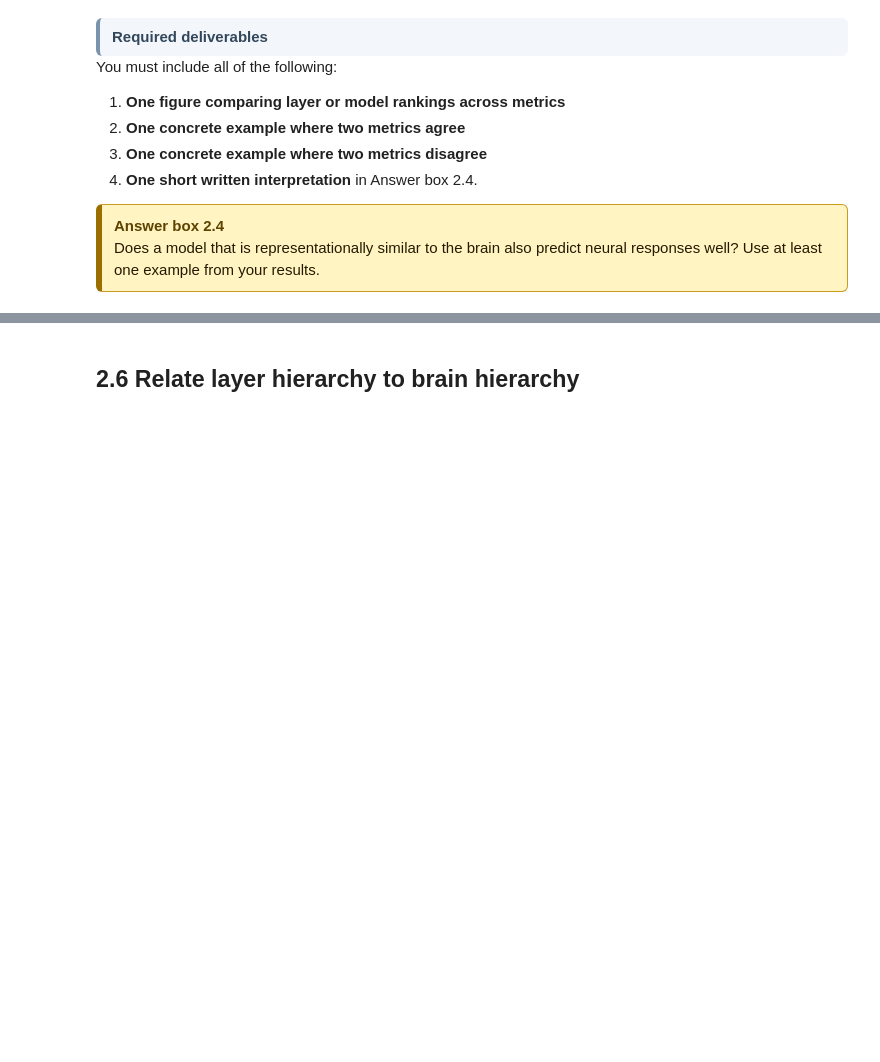
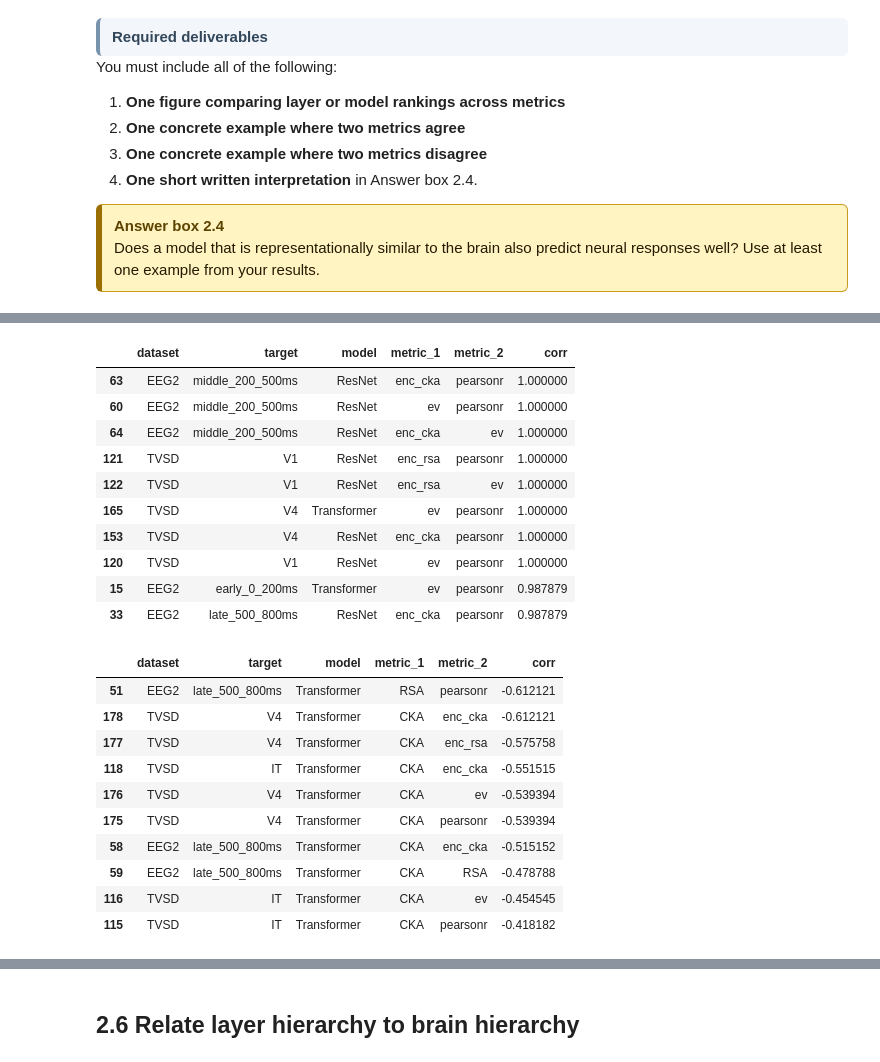
Before and after one commit to martiiiina/NX-414, a Jupyter notebook: project/nx414_project_2026 (3).ipynb, the cells around one changed output, grey strips where cells are left out. Cells and saved outputs as stored; diff of their text form; code cells hidden in the pictures; blank space fills up the shorter version.

```diff
--- a/project/nx414_project_2026 (3).ipynb
+++ b/project/nx414_project_2026 (3).ipynb
@@ -3520,0 +3431,65 @@ plt.tight_layout();  plt.show()
+# %%
+metrics = ["pearsonr", "ev", "enc_rsa", "enc_cka", "RSA", "CKA"]
+metrics = [m for m in metrics if m in merged.columns]
+
+corr_examples = []
+
+for (ds, tgt, model), sub in merged.groupby(["dataset", "target", "model"]):
+
+    layer_scores = sub.set_index("layer")[metrics]
+
+    # ranking (più alto = migliore)
+    ranks = layer_scores.rank(ascending=False)
+
+    # correlazione tra metriche
+    corr = ranks.corr(method="spearman")
+
+    for m1 in metrics:
+        for m2 in metrics:
+            if m1 >= m2:
+                continue
+
+            corr_examples.append({
+                "dataset": ds,
+                "target": tgt,
+                "model": model,
+                "metric_1": m1,
+                "metric_2": m2,
+                "corr": corr.loc[m1, m2]
+            })
+
+corr_examples = pd.DataFrame(corr_examples)
+# %%
+AGREE_THR = 0.6
+DISAGREE_THR = 0.2
+
+agree_examples = corr_examples[corr_examples["corr"] > AGREE_THR]
+
+display(agree_examples.sort_values("corr", ascending=False).head(10))
+
+disagree_examples = corr_examples[corr_examples["corr"] < DISAGREE_THR]
+
+display(disagree_examples.sort_values("corr").head(10))
+# %% [output]
+|  | dataset | target | model | metric_1 | metric_2 | corr |
+| 63 | EEG2 | middle_200_500ms | ResNet | enc_cka | pearsonr | 1.000000 |
+| 60 | EEG2 | middle_200_500ms | ResNet | ev | pearsonr | 1.000000 |
+| 64 | EEG2 | middle_200_500ms | ResNet | enc_cka | ev | 1.000000 |
+| 121 | TVSD | V1 | ResNet | enc_rsa | pearsonr | 1.000000 |
+| 122 | TVSD | V1 | ResNet | enc_rsa | ev | 1.000000 |
+| 165 | TVSD | V4 | Transformer | ev | pearsonr | 1.000000 |
+| 153 | TVSD | V4 | ResNet | enc_cka | pearsonr | 1.000000 |
+| 120 | TVSD | V1 | ResNet | ev | pearsonr | 1.000000 |
+| 15 | EEG2 | early_0_200ms | Transformer | ev | pearsonr | 0.987879 |
+| 33 | EEG2 | late_500_800ms | ResNet | enc_cka | pearsonr | 0.987879 |
+|  | dataset | target | model | metric_1 | metric_2 | corr |
+| 51 | EEG2 | late_500_800ms | Transformer | RSA | pearsonr | -0.612121 |
+| 178 | TVSD | V4 | Transformer | CKA | enc_cka | -0.612121 |
+| 177 | TVSD | V4 | Transformer | CKA | enc_rsa | -0.575758 |
+| 118 | TVSD | IT | Transformer | CKA | enc_cka | -0.551515 |
+| 176 | TVSD | V4 | Transformer | CKA | ev | -0.539394 |
+| 175 | TVSD | V4 | Transformer | CKA | pearsonr | -0.539394 |
+| 58 | EEG2 | late_500_800ms | Transformer | CKA | enc_cka | -0.515152 |
+| 59 | EEG2 | late_500_800ms | Transformer | CKA | RSA | -0.478788 |
+| 116 | TVSD | IT | Transformer | CKA | ev | -0.454545 |
+| 115 | TVSD | IT | Transformer | CKA | pearsonr | -0.418182 |
```
Also changed, not shown: parts of 20 cells of this notebook, 2 other files.
